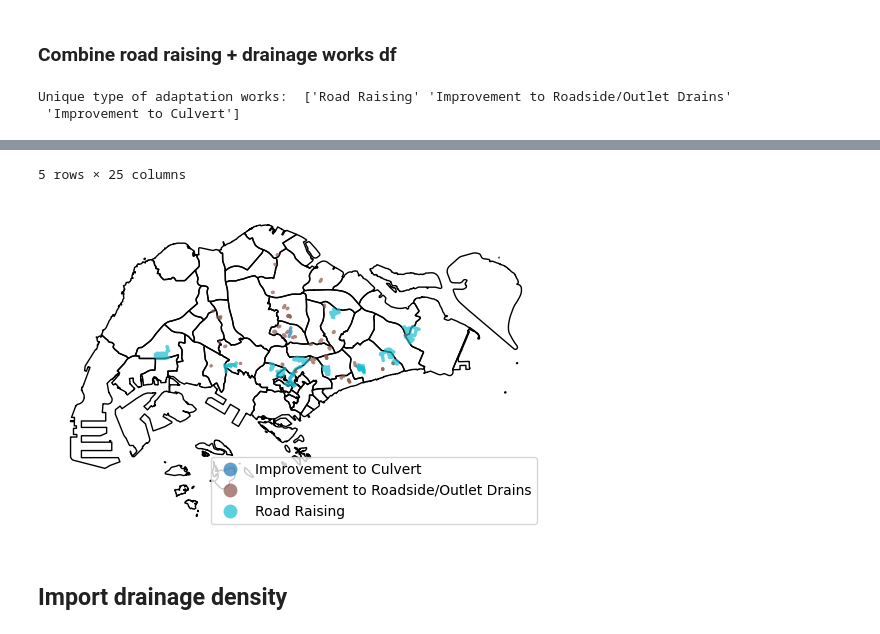
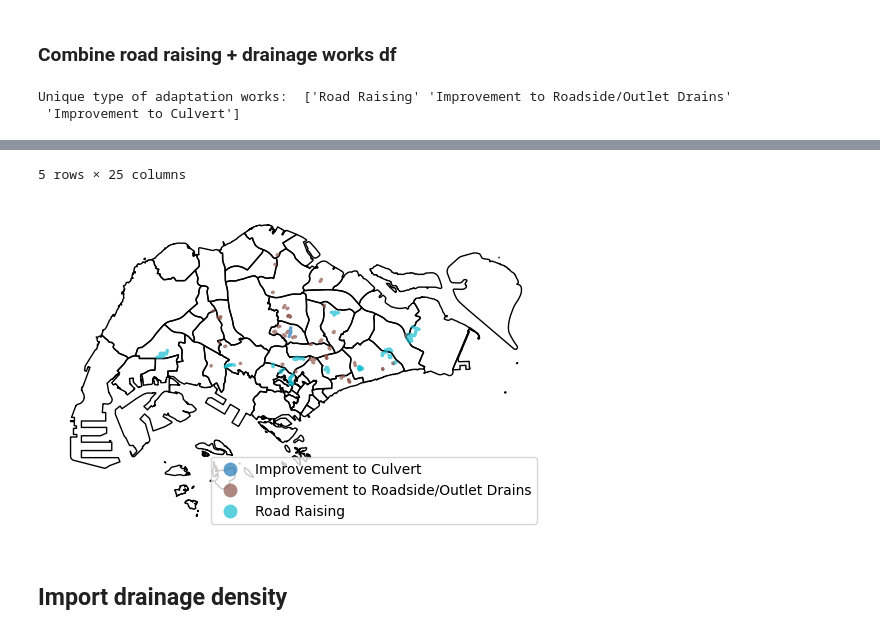
Before and after one commit to pakhuiying/property_prices_flood, a Jupyter notebook: private_property_analysis.ipynb, the cells around one changed output, grey strips where cells are left out. Saved outputs shown, nothing was run; the diff lists cells and outputs as text; code cells hidden in the pictures.

```diff
--- a/private_property_analysis.ipynb
+++ b/private_property_analysis.ipynb
@@ -54,5 +55,17 @@ import helper_functions.DEM as DEM
 # %% [markdown]
 # Robustness parameters
 # %%
-buffer = 200
-depth = 5
+buffer = 500 # buffer around points/polygons so that it will intersect with residential building.
+# higher buffer radius implies biffer area will intersect with residential building
+depth = None # BFS depth, used for road network. TODO: If you don't want to use road network, assign as None
+if depth is not None:
+    road_network_buffer = True
+else:
+    road_network_buffer = False
+adaptation_groupby_column = 'Building Name' # better if fixed effect is building,
+# else use Project Name but effects may be diluted because adaption work will be a lot more extension
+
+# save results as save_fp filepath
+save_fp = os.path.join(r"Exported_Data",
+                       f"floodPrivateResidential_{datetime.today().strftime('%Y%m%d')}_buffer{buffer}_networkDepth{depth}_adaptation{adaptation_groupby_column.replace(' ','')}.csv")
+print(f"Save file as: {save_fp}")
@@ -247,7 +254,10 @@ Index(['S/N', 'Location', 'Drainage_Date', 'Status', 'year', 'month',
 # %% [markdown]
 ### Combine road raising + drainage works df
 # %%
-road_drainage_works = pd.concat([road_raising_network_buffer_df,drainage_works_df])
+if road_network_buffer: # ise use road net work buffer
+    road_drainage_works = pd.concat([road_raising_network_buffer_df,drainage_works_df])
+else:
+    road_drainage_works = pd.concat([road_raising_works_buffer_df,drainage_works_df])
 # convert to a geodataframe
 road_drainage_works = gpd.GeoDataFrame(data=road_drainage_works, geometry=road_drainage_works['geometry'])
 print("Unique type of adaptation works: ", road_drainage_works["work_categories"].unique())
@@ -273,5 +283,5 @@ Unique type of adaptation works:  ['Road Raising' 'Improvement to Roadside/Outle
 5 rows × 25 columns
-[figure, old version]
+[figure, new version]
 # %% [markdown]
 ## Import drainage density
 # %%
```
Also changed, not shown: parts of 14 cells of this notebook, 4 other files.
